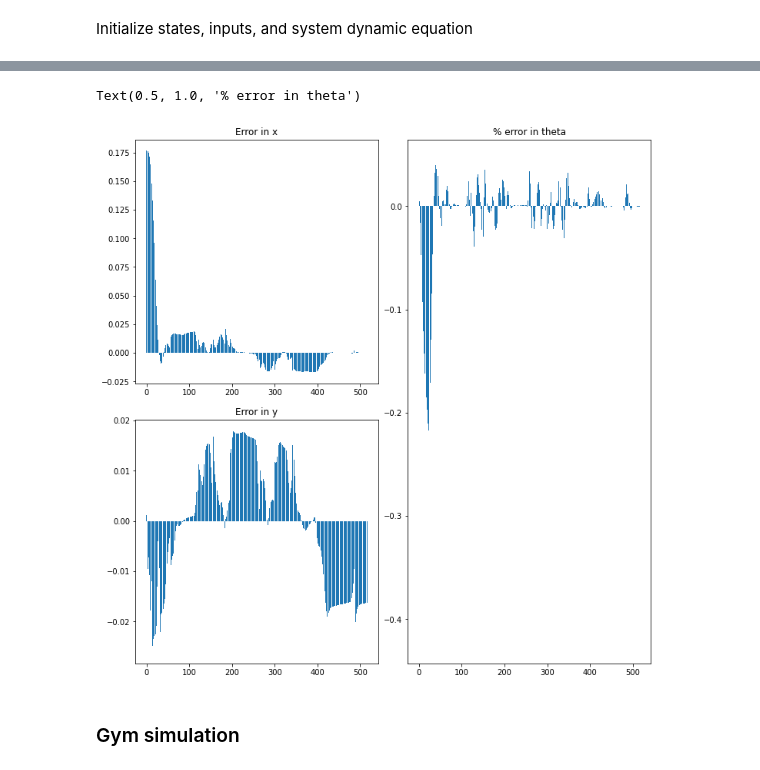
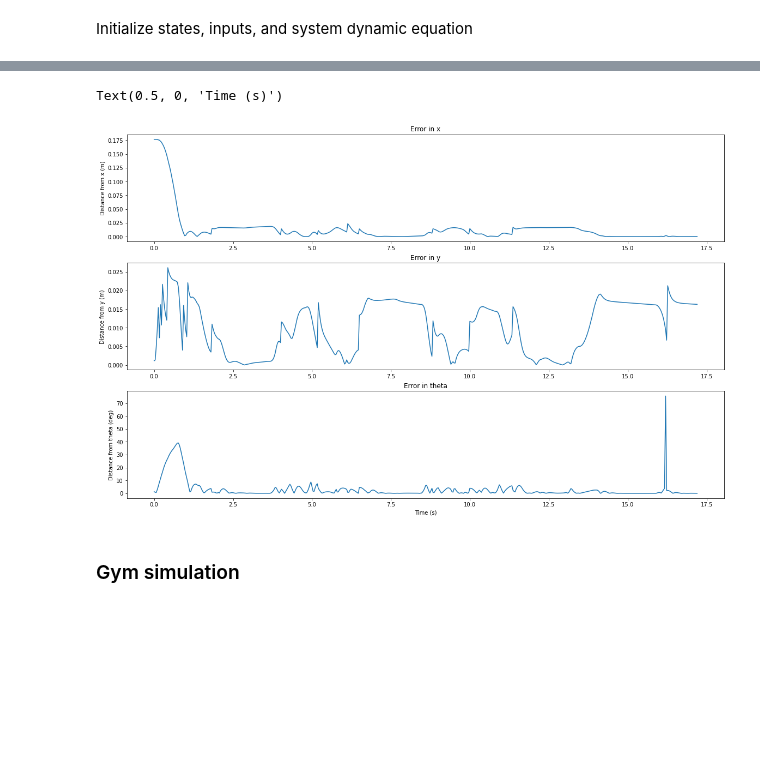
Before and after one commit to giuliovv/duckrace, a Jupyter notebook: iterative_mpc.ipynb, the cells around one changed output, grey strips where cells are left out. Cells and saved outputs as stored; diff of their text form; code cells hidden in the pictures; blank space fills up the shorter version.

```diff
--- a/iterative_mpc.ipynb
+++ b/iterative_mpc.ipynb
@@ -2,7 +2,7 @@
 # Hyperparameters
 test_results = True
 T = 15
-N = 10
+N = 40
 n_from_index = 0 # How distant the first point is
 # %%
 import gym_duckietown
@@ -127 +127,3 @@ M = Function.load('M.casadi')
 F = utils.model_F(dt=dt)
+# %%
+mod = utils.casadi_mod
@@ -128,3 +195,6 @@ F = utils.model_F(dt=dt)
+# %%
+# This instruction transfom all the Opti problem defined above into a callable function
+M = opti.to_function('M',[p, ins, out, u_delay, Q, Q2, Q3, R],[u[:,0], alpha],['p', 'ins', 'out', 'u_delay', 'Q', 'Q2', 'Q3', 'R'],['u_opt', 'alpha_opt'])
 # %%
 # MPC loop
 F = utils.model_F(dt=dt)
@@ -295,19 +292,24 @@ utils.show_on_map_array(env, np.array([X_log[0,:], X_log[1,:]]).T, fig=ax_dict["
 # %%
-fig = plt.figure(constrained_layout=True, figsize=(10, 10))
-ax_dict = fig.subplot_mosaic("""AC
-        BC""")
+fig = plt.figure(constrained_layout=True, figsize=(16, 10))
+ax_dict = fig.subplot_mosaic("""A
+        B
+        C""")
 error_x = np.array(error_x).reshape(-1)
-ax_dict["A"].bar(range(len(error_x)), error_x)
+ax_dict["A"].plot(np.arange(len(error_x))*dt, np.abs(error_x))
 ax_dict["A"].set_title("Error in x")
+ax_dict["A"].set_ylabel("Distance from x (m)")
 error_y = np.array(error_y).reshape(-1)
-ax_dict["B"].bar(range(len(error_y)), error_y)
+ax_dict["B"].plot(np.arange(len(error_y))*dt, np.abs(error_y))
 ax_dict["B"].set_title("Error in y")
-error_theta_scaled = np.array(error_theta).reshape(-1)/pi
-ax_dict["C"].bar(range(len(error_theta_scaled)), error_theta_scaled)
-ax_dict["C"].set_title("% error in theta")
+ax_dict["B"].set_ylabel("Distance from y (m)")
+error_theta_scaled = np.rad2deg(np.array(error_theta).reshape(-1))
+ax_dict["C"].plot(np.arange(len(error_theta_scaled))*dt, np.abs(error_theta_scaled))
+ax_dict["C"].set_title("Error in theta")
+ax_dict["C"].set_ylabel("Distance from theta (deg)")
+ax_dict["C"].set_xlabel("Time (s)")
 # %% [output]
-Text(0.5, 1.0, '% error in theta')
+Text(0.5, 0, 'Time (s)')
-[figure, old version]
+[figure, new version]
 # %% [markdown]
 ### Gym simulation
 # %% [markdown]
```
Also changed, not shown: parts of 12 cells of this notebook.
